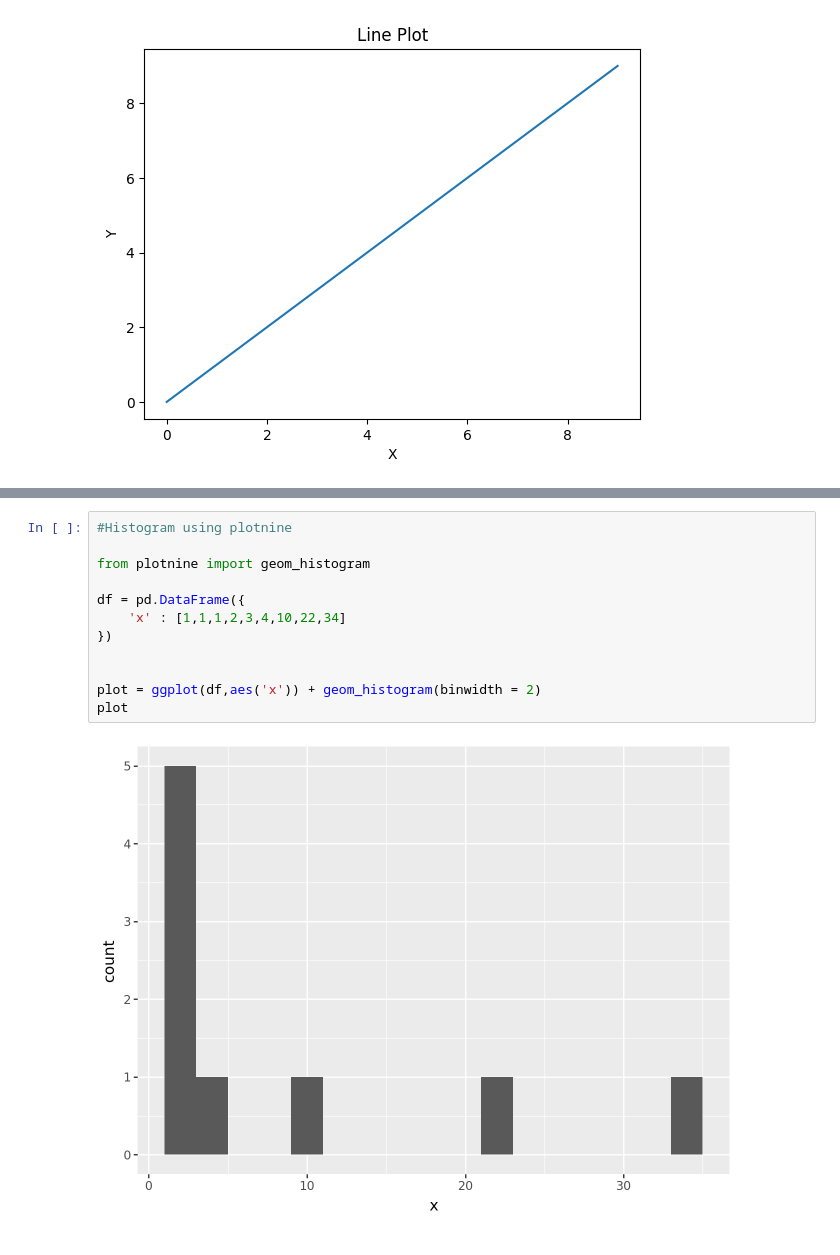
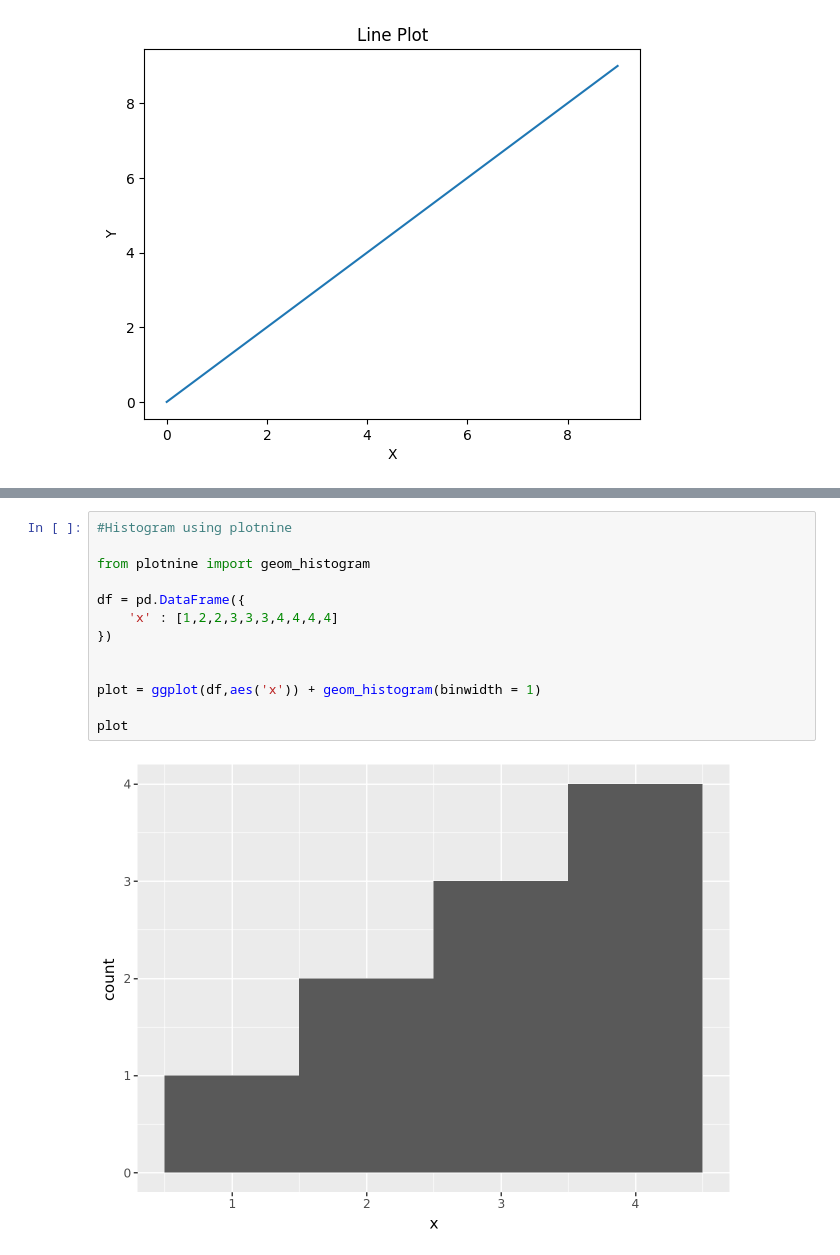
Before and after one commit to Dhinesh-Fedor/Python---Basics, a Jupyter notebook: Python_Basics_22(Data Visualization).ipynb, the cells around one changed output, grey strips where cells are left out. Saved outputs shown, nothing was run; the diff lists cells and outputs as text.

Commit message:
added few more visualizations

```diff
--- a/Python_Basics_22(Data Visualization).ipynb
+++ b/Python_Basics_22(Data Visualization).ipynb
@@ -154,17 +154,18 @@ show(plot)
 # %%
 #Histogram using plotnine
 
 from plotnine import geom_histogram
 
 df = pd.DataFrame({
-    'x' : [1,1,1,2,3,4,10,22,34]
+    'x' : [1,2,2,3,3,3,4,4,4,4]
 })
 
 
-plot = ggplot(df,aes('x')) + geom_histogram(binwidth = 2)
+plot = ggplot(df,aes('x')) + geom_histogram(binwidth = 1)
+
 plot
 # %% [output]
-[figure, old version]
+[figure, new version]
 # %%
 #Histogram using Bokeh
 
```
Also changed, not shown: parts of 15 cells of this notebook.
